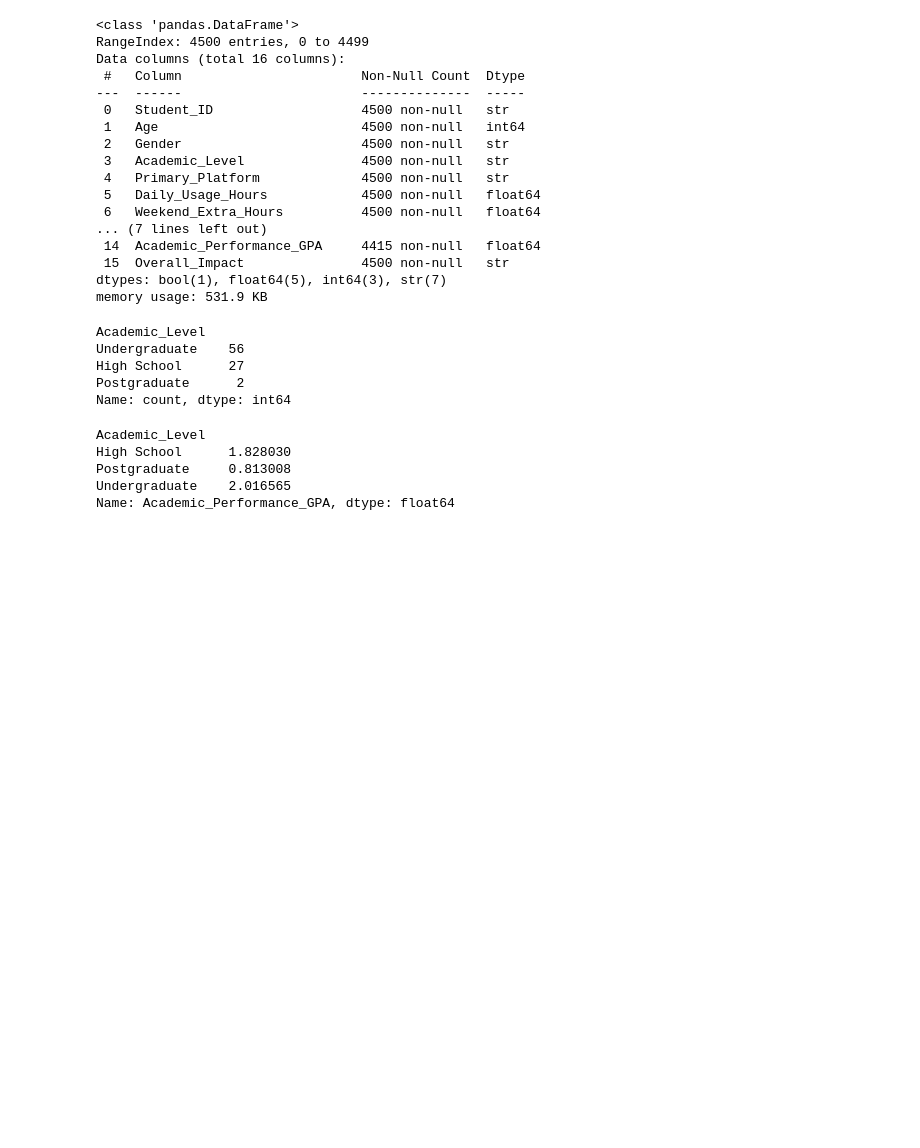
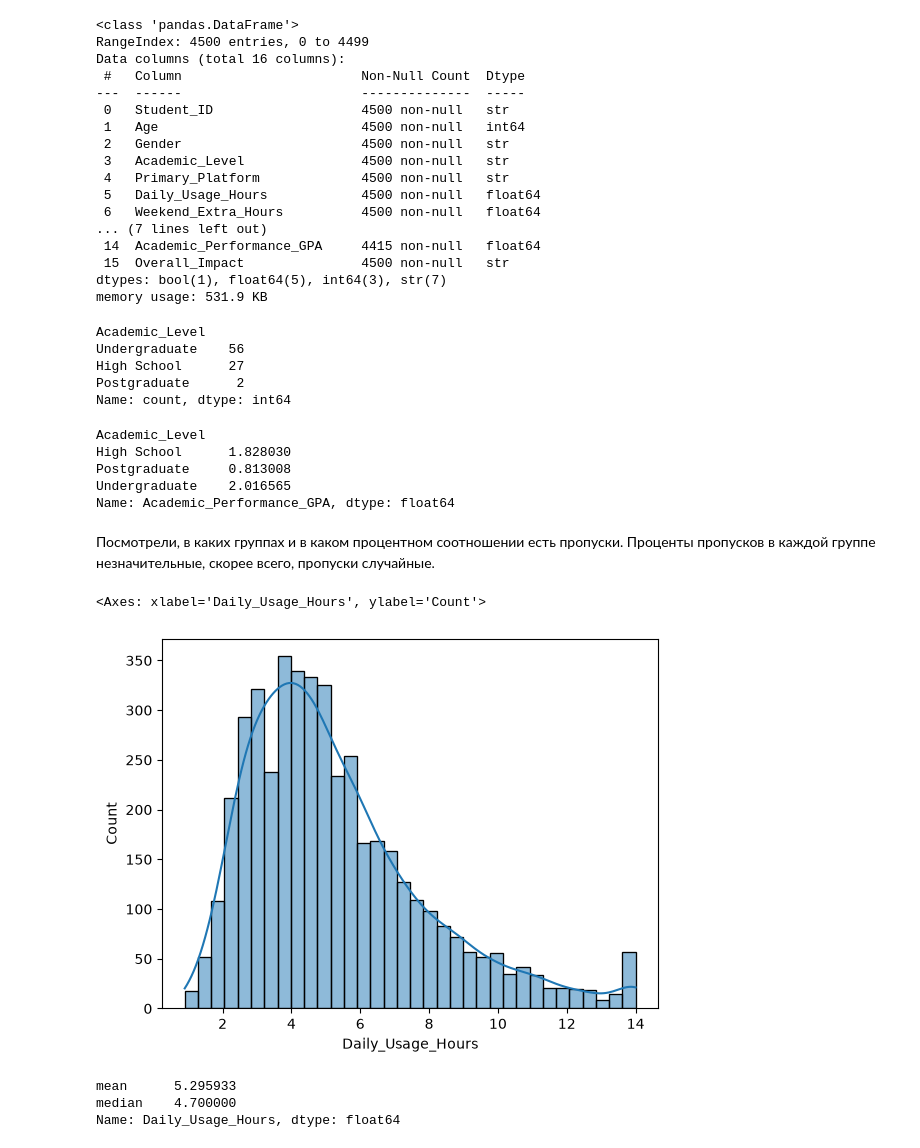
Before and after one commit to novikovmat/social-media-analysis, a Jupyter notebook: SocialMediaAnalysis.ipynb, the cells around one changed output. Saved outputs shown, nothing was run; the diff lists cells and outputs as text; code cells hidden in the pictures; blank space fills up the shorter version.

```diff
--- a/SocialMediaAnalysis.ipynb
+++ b/SocialMediaAnalysis.ipynb
@@ -84,3 +84,16 @@ High School      1.828030
 Postgraduate     0.813008
 Undergraduate    2.016565
 Name: Academic_Performance_GPA, dtype: float64
+# %% [markdown]
+Посмотрели, в каких группах и в каком процентном соотношении есть пропуски. Проценты пропусков в каждой группе незначительные, скорее всего, пропуски случайные.
+# %%
+sns.histplot(df['Daily_Usage_Hours'], kde = True)
+# %% [output]
+<Axes: xlabel='Daily_Usage_Hours', ylabel='Count'>
+[figure, added]
+# %%
+df['Daily_Usage_Hours'].agg(['mean', 'median'])
+# %% [output]
+mean      5.295933
+median    4.700000
+Name: Daily_Usage_Hours, dtype: float64
```
Also changed, not shown: parts of 10 cells of this notebook.
